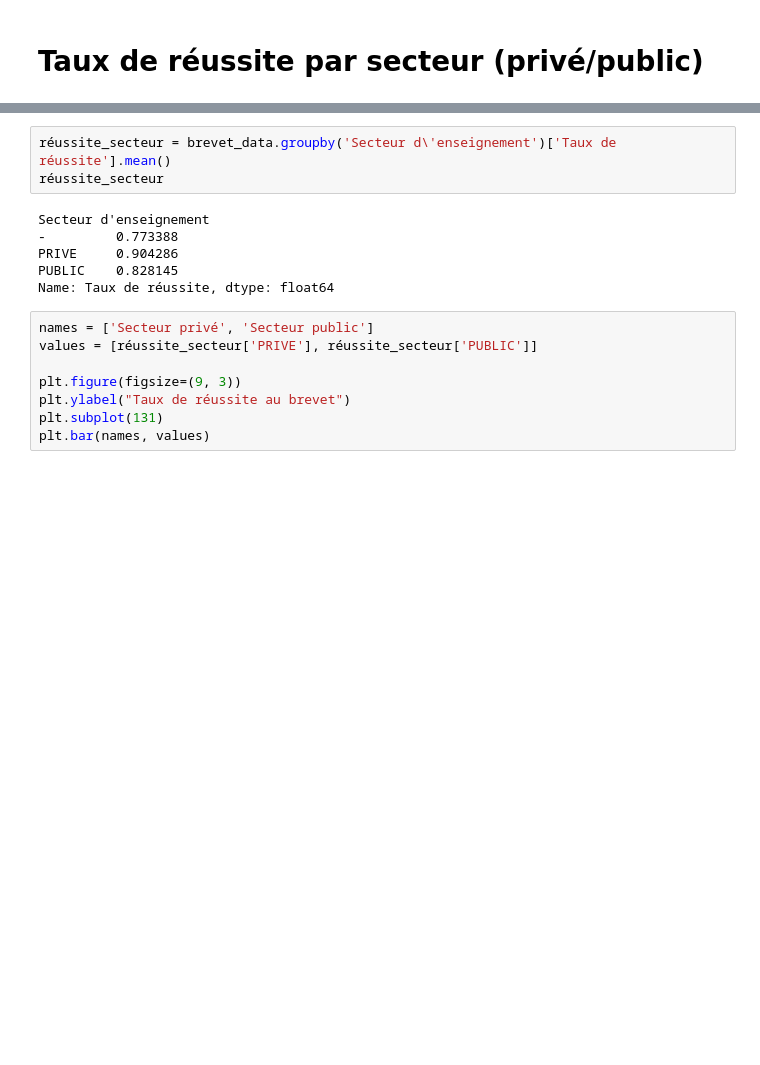
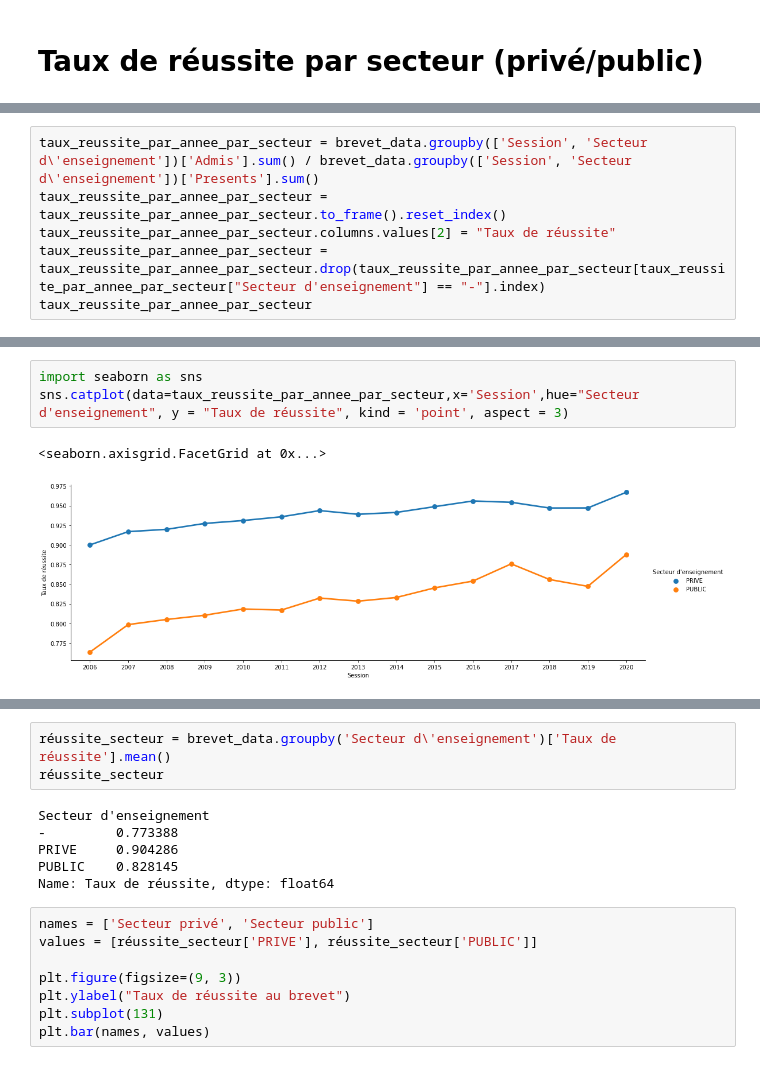
Before and after one commit to jacquesren123/delta, a Jupyter notebook: notebook/brevet.ipynb, the cells around one changed output, grey strips where cells are left out. Drawn from its saved outputs; the diff is of its cells as text; blank space fills up the shorter version.

```diff
--- a/notebook/brevet.ipynb
+++ b/notebook/brevet.ipynb
@@ -142,0 +141,6 @@ brevet_data.loc[[2016]]['Presents'].sum()
+# %%
+taux_reussite_par_annee_par_secteur = brevet_data.groupby(['Session', 'Secteur d\'enseignement'])['Admis'].sum() / brevet_data.groupby(['Session', 'Secteur d\'enseignement'])['Presents'].sum()
+taux_reussite_par_annee_par_secteur = taux_reussite_par_annee_par_secteur.to_frame().reset_index()
+taux_reussite_par_annee_par_secteur.columns.values[2] = "Taux de réussite"
+taux_reussite_par_annee_par_secteur = taux_reussite_par_annee_par_secteur.drop(taux_reussite_par_annee_par_secteur[taux_reussite_par_annee_par_secteur["Secteur d'enseignement"] == "-"].index)
+taux_reussite_par_annee_par_secteur
@@ -142,0 +165,6 @@ brevet_data.loc[[2016]]['Presents'].sum()
+# %%
+import seaborn as sns
+sns.catplot(data=taux_reussite_par_annee_par_secteur,x='Session',hue="Secteur d'enseignement", y = "Taux de réussite", kind = 'point', aspect = 3)
+# %% [output]
+<seaborn.axisgrid.FacetGrid at 0x...>
+[figure, added]
```
Also changed, not shown: parts of 9 cells of this notebook.
